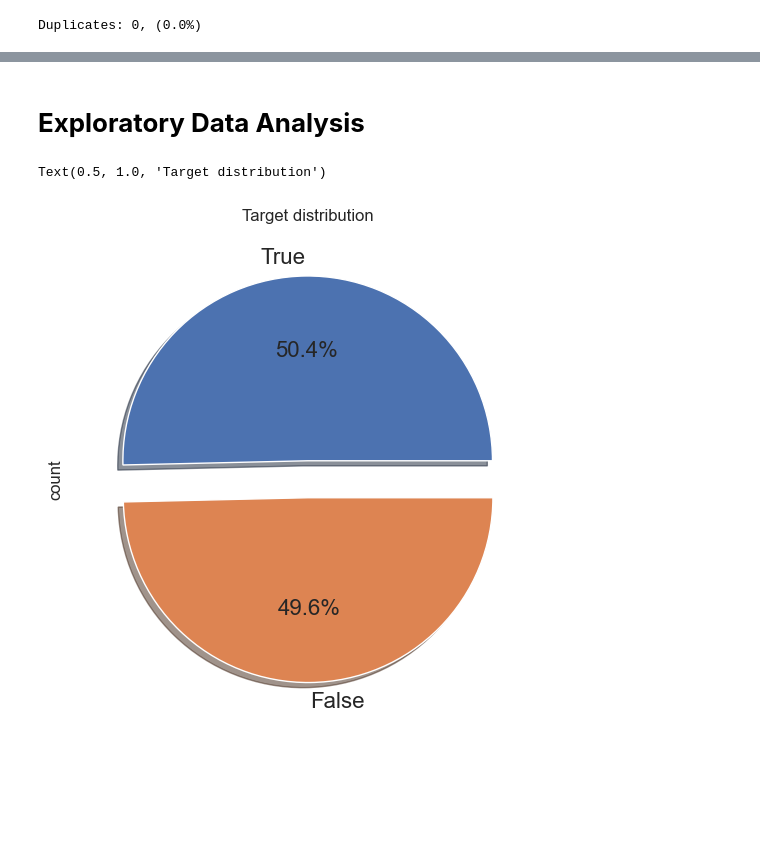
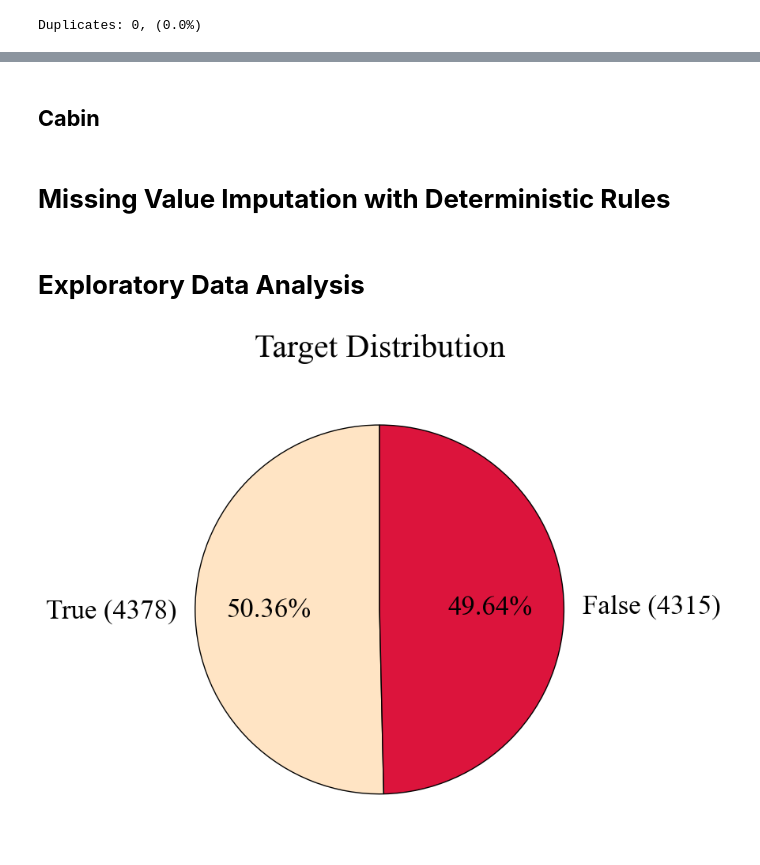
Before and after one commit to KevinNourian/Titanic, a Jupyter notebook: Notebooks/Titanic 1.0.1.ipynb, the cells around one changed output, grey strips where cells are left out. Cells and saved outputs as stored; diff of their text form; code cells hidden in the pictures; blank space fills up the shorter version.

Commit message:
Extracted Info from PassengerId

```diff
--- a/Notebooks/Titanic 1.0.1.ipynb
+++ b/Notebooks/Titanic 1.0.1.ipynb
@@ -245,11 +257,50 @@ Duplicates: 0, (0.0%)
+# %%
+train['Group'] = train['PassengerId'].apply(lambda x: x.split('_')[0]).astype(int)
+# %%
+test['Group'] = test['PassengerId'].apply(lambda x: x.split('_')[0]).astype(int)
+# %%
+train['GroupSize']=train['Group'].map(lambda x: pd.concat([train['Group'], test['Group']]).value_counts()[x])
+test['GroupSize']=test['Group'].map(lambda x: pd.concat([train['Group'], test['Group']]).value_counts()[x])
+# %%
+column = train.pop('Group')
+train.insert(1, 'Group', column)
+
+column = test.pop('Group')
+test.insert(1, 'Group', column)
+
+column = train.pop('GroupSize')
+train.insert(2, 'GroupSize', column)
+
+column = test.pop('GroupSize')
+test.insert(2, 'GroupSize', column)
+# %% [markdown]
+## **Cabin**
+# %% [markdown]
+# **Missing Value Imputation with Deterministic Rules**
 # %% [markdown]
 # **Exploratory Data Analysis**
-# %%
-# Figure size
-plt.figure(figsize=(6,6))
-
-# Pie plot
-train['Transported'].value_counts().plot.pie(explode=[0.1,0.1], autopct='%1.1f%%', shadow=True, textprops={'fontsize':16}).set_title("Target distribution")
-# %% [output]
-Text(0.5, 1.0, 'Target distribution')
-[figure, removed]
+# %%
+plt.rcParams.update(params)
+
+fig, axes = plt.subplots(1, 1, figsize=(20, 7))
+
+data = train['Transported'].value_counts()
+colors = [color_1, color_2]
+labels = [f'True ({data[True]})', f'False ({data[False]})']
+
+axes.set_title("Target Distribution", fontsize=size * 1.5, pad=size)
+axes.pie(
+    data,
+    colors=colors,
+    labels=labels,
+    startangle=90,
+    autopct="%0.2f%%",
+    wedgeprops={"edgecolor": "black"},
+    textprops={"fontsize": size + 5},
+)
+
+plt.tight_layout()
+
+plt.show()
+# %% [output]
+[figure, added]
```
Also changed, not shown: parts of 8 cells of this notebook, 1 other file.
